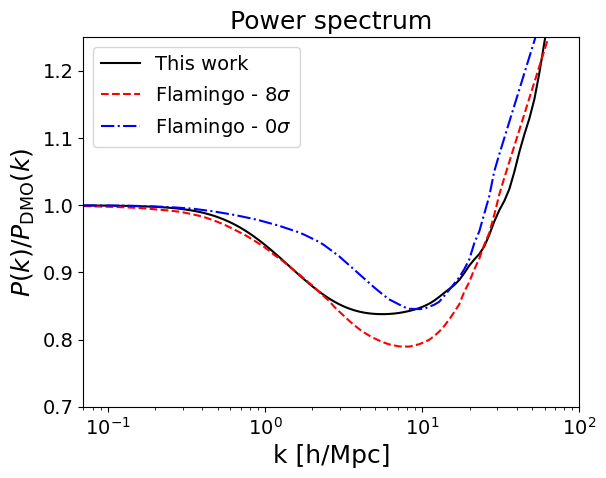
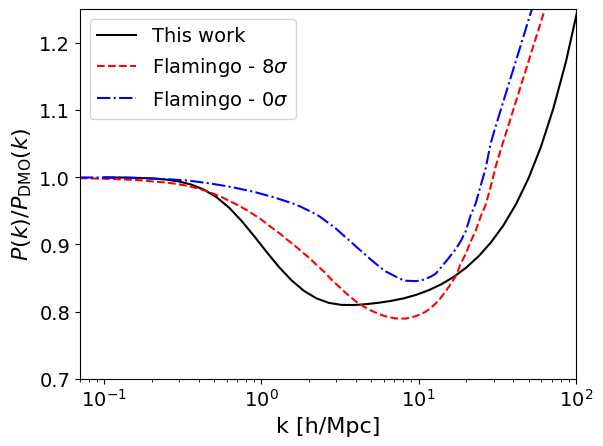
Code edit (unified diff) that turned the first committed figure into the second:
--- before
+++ after
@@ -3,17 +3,4 @@
 
 a_grid = 1/(1+z_grid)
-
-Pk_dmo = ccl.Pk2D(
-    a_arr=a_grid,
-    lk_arr=np.log(k_grid),
-    pk_arr=Pm_dmo_grid,
-    is_logp=False  
-)
-Pk_baryon = ccl.Pk2D(
-    a_arr=a_grid,
-    lk_arr=np.log(k_grid),
-    pk_arr=Pm_baryon_grid,
-    is_logp=False  
-)
 
 z_grid_plot = np.linspace(0, 2, 3)
@@ -23,10 +10,7 @@
 f0_flamingo  = f_f0(np.log(k_grid_plot))
 
-# for z, color, linestyle in zip(z_grid_plot, 
-#                                ['black', 'blue', 'purple'],
-#                                ['-', "--", "-."]):
 z=0
-plt.plot(k_grid_plot, 
-            Pk_baryon(k_grid_plot, 1/(1 + z)) / Pk_dmo(k_grid_plot, 1/(1 + z)), 
+plt.plot(k_grid, 
+            Pm_baryon_tot / Pm_dmo_tot, 
             label=f'This work',
             color='black',
@@ -52,8 +36,8 @@
 plt.ylabel(r'$P(k) / P_\mathrm{DMO}(k)$')
 
-plt.title("Power spectrum")
+# plt.title("Power spectrum")
 plt.xscale("log")
 
-plt.savefig("baryonification_power_spectrum_various_redshifts.pdf",
+plt.savefig("baryonification_power_spectrum_comparison.pdf",
             bbox_inches="tight")
 plt.show()

Commit: .